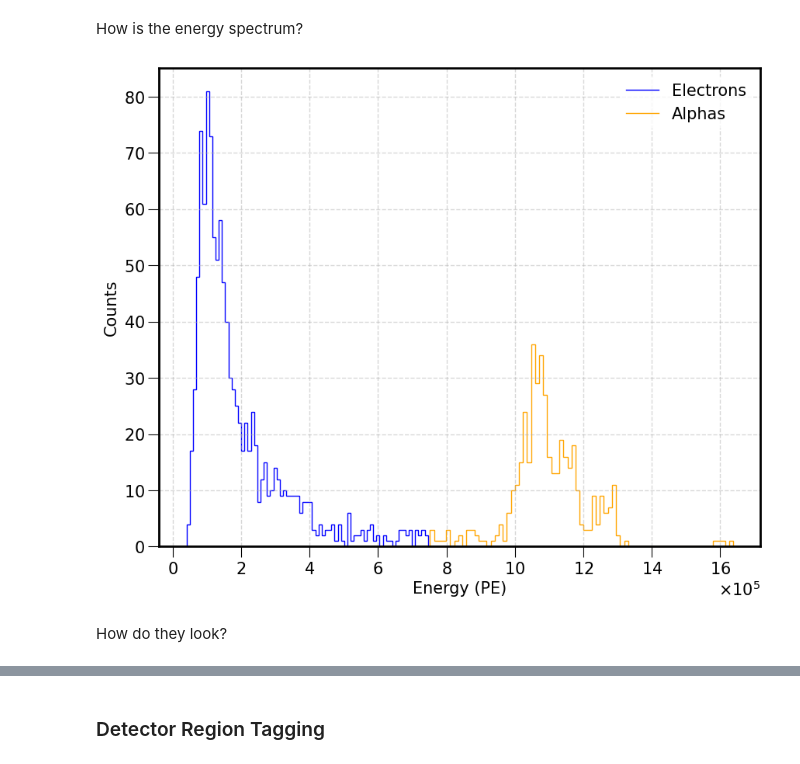
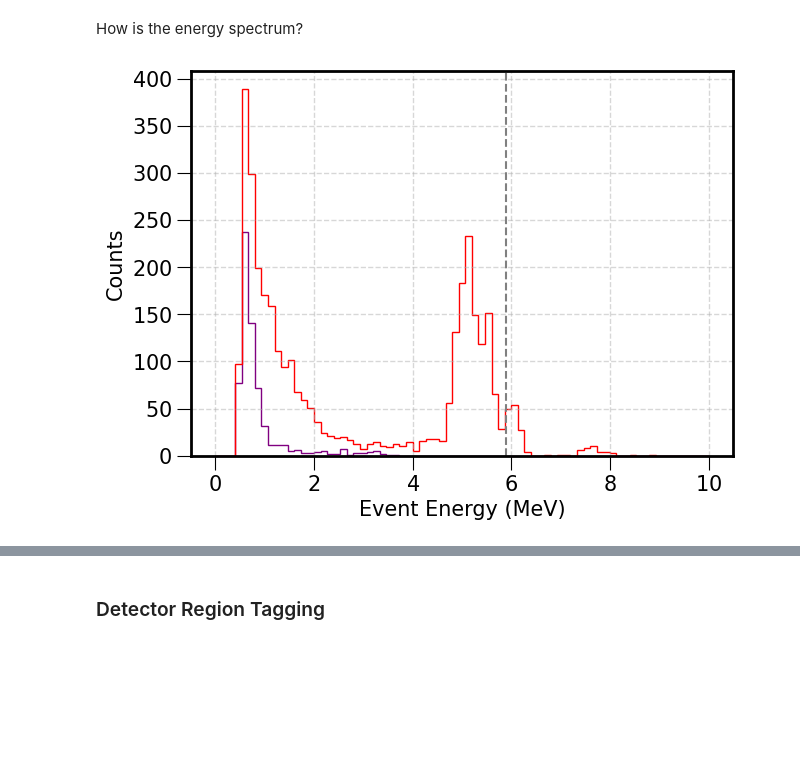
Before and after one commit to camacortespar/next-analysis, a Jupyter notebook: NEXT-100/Backgrounds/process_run_test.ipynb, the cells around one changed output, grey strips where cells are left out. Saved outputs shown, nothing was run; the diff lists cells and outputs as text; code cells hidden in the pictures; blank space fills up the shorter version.

```diff
--- a/NEXT-100/Backgrounds/process_run_test.ipynb
+++ b/NEXT-100/Backgrounds/process_run_test.ipynb
@@ -338,0 +568,4 @@ Energy Threshold for Alpha/Electron Separation: 750000.0 PE
+# %%
+# Trigger 2 efficiency cut
+trg2_mask = (df_file['E_evt_mev'] >= TRG2_THRESHOLD)
+trg2_final_df, trg2_soph_df = bf.apply_cut_and_update(df_file, df_final_soph, cut_mask=trg2_mask, df_for_mask=df_file)
@@ -338,0 +819,17 @@ Energy Threshold for Alpha/Electron Separation: 750000.0 PE
+# %%
+tagged_df_file = bf.tag_particles(df_file, size_threshold=SIZE_THRESHOLD, s1_energy_threshold=S1_ENERGY_THRESHOLD)
+# %%
+# Split dataframes
+electron_df = tagged_df_file[tagged_df_file['particle'] == 'electron'].copy()
+alpha_df    = tagged_df_file[tagged_df_file['particle'] == 'alpha'].copy()
+# Events ids
+elec_ids  = electron_df.event.unique()
+alpha_ids = alpha_df.event.unique()
+print(f" - {len(elec_ids)} electron-like events (from tagging function)")
+print(f" - {len(alpha_ids)} alpha-like events (from tagging function)")
+
+# ----- Tests ----- #
+if not np.array_equal(elec_ids, test_elec_ids):
+    print("ERROR: Electron IDs do not match the test IDs!")
+if not np.array_equal(alpha_ids, test_alpha_ids):
+    print("ERROR: Alpha IDs do not match the test IDs!")
@@ -339,22 +849,24 @@ Energy Threshold for Alpha/Electron Separation: 750000.0 PE
 # %% [markdown]
 How is the energy spectrum?
 # %%
-E_electron_evt_NO_clean = df_electron.groupby('event')['E_corr'].sum()
-E_alpha_evt_NO_clean    = df_alpha.groupby('event')['E_corr'].sum()
+# Histogram
+alpha_counts, edges = np.histogram(alpha_df['E_evt_mev'].unique(), bins=75, range=(0, 10))        # There are values up to ~20 MeV
+elec_counts, _ = np.histogram(electron_df['E_evt_mev'].unique(), bins=edges)
 
-# Binning
-E_electron, e_elec = np.histogram(E_electron_evt_NO_clean, bins=75)
-E_alpha, e_alphas  = np.histogram(E_alpha_evt_NO_clean, bins=75)
+# Plotting
+plt.figure(figsize=(7, 5))
+plt.stairs(elec_counts, edges, fill=False, ec='purple', lw=1.0)
+plt.stairs(alpha_counts, edges, fill=False, ec='red', lw=1.0)
 
-plt.stairs(E_electron, e_elec, fill=False, ec='blue', lw=1.0, label='Electrons')
-plt.stairs(E_alpha, e_alphas, fill=False, ec='orange', lw=1.0, label='Alphas')
-plt.xlabel('Energy (PE)')
+plt.axvline(x=5.9, color='gray', ls='--', lw=1.5)     # 222Rn energy
+
+# Styling
+plt.xlabel('Event Energy (MeV)')
+# plt.xlim
 plt.ylabel('Counts')
-plt.ticklabel_format(axis='x', style='sci', scilimits=(5, 5))
-plt.legend()
+# plt.yscale('log')
+# plt.ticklabel_format(axis='x', style='sci', scilimits=(3, 3))
 plt.grid(True)
 plt.show()
 # %% [output]
-[figure, old version]
+[figure, new version]
-# %% [markdown]
-How do they look?
```
Also changed, not shown: parts of 143 cells of this notebook, 1 other file.
